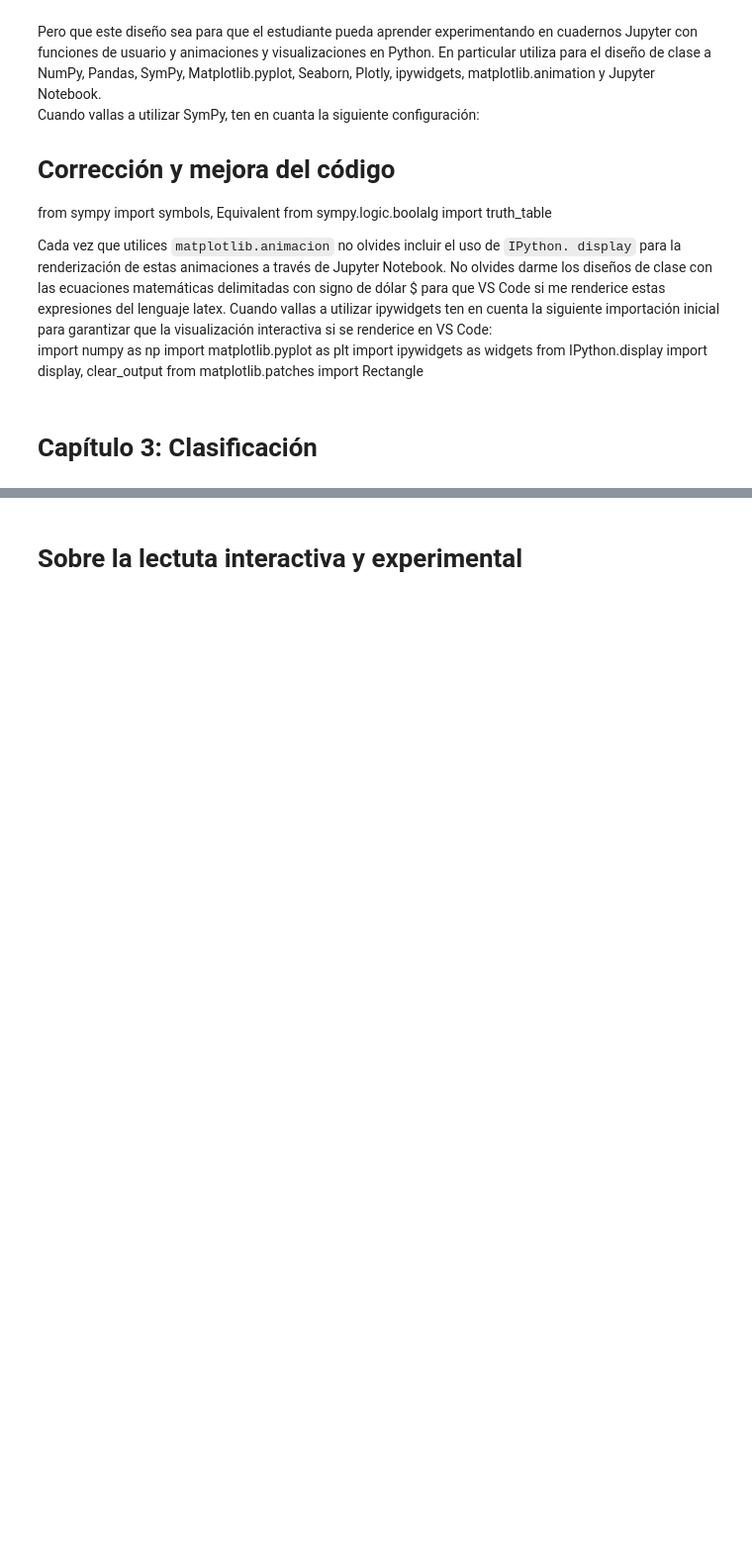
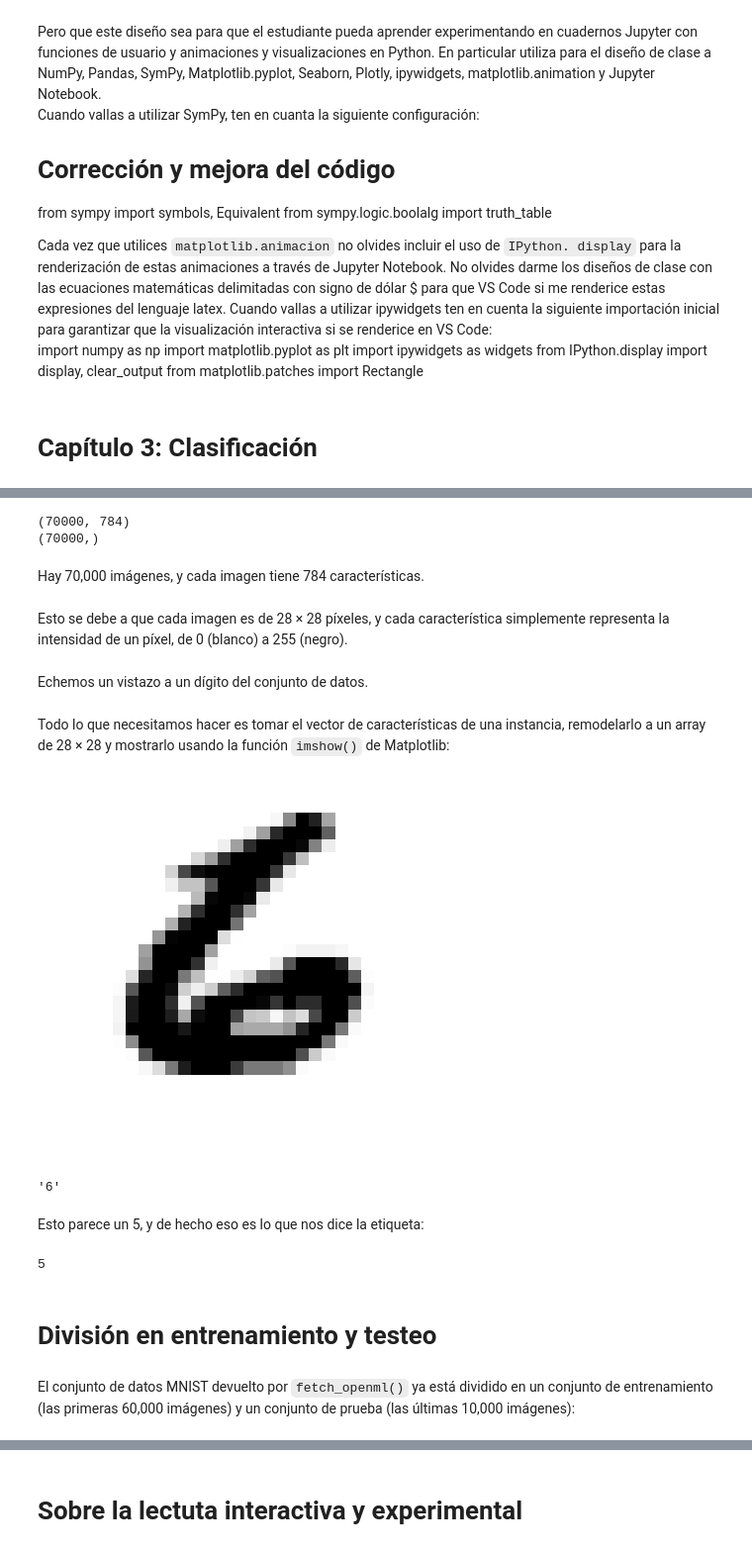
Before and after one commit to marco-canas/ml_dl_intro, a Jupyter notebook: 2_planificacion/2_ml/geron/3_chapter/page_173.ipynb, the cells around one changed output, grey strips where cells are left out. Shown at 99% size. Drawn from its saved outputs; the diff is of its cells as text; code cells hidden in the pictures; blank space fills up the shorter version.

```diff
--- a/2_planificacion/2_ml/geron/3_chapter/page_173.ipynb
+++ b/2_planificacion/2_ml/geron/3_chapter/page_173.ipynb
@@ -341,0 +203,5 @@ Este capítulo introdujo los conceptos fundamentales de clasificación utilizand
+# %%
+
+
+from sklearn.datasets import fetch_openml
+mnist = fetch_openml('mnist_784', as_frame=False)
@@ -341,0 +336,53 @@ Este capítulo introdujo los conceptos fundamentales de clasificación utilizand
+# %%
+
+
+X, y = mnist.data, mnist.target
+print(X.shape)  # (70000, 784)
+print(y.shape)  # (70000,)
+# %% [output]
+(70000, 784)
+(70000,)
+# %% [markdown]
+
+Hay 70,000 imágenes, y cada imagen tiene 784 características.
+# %% [markdown]
+Esto se debe a que cada imagen es de 28 × 28 píxeles, y cada característica simplemente representa la intensidad de un píxel, de 0 (blanco) a 255 (negro).
+# %% [markdown]
+
+Echemos un vistazo a un dígito del conjunto de datos.
+# %% [markdown]
+Todo lo que necesitamos hacer es tomar el vector de características de una instancia, remodelarlo a un array de 28 × 28 y mostrarlo usando la función `imshow()` de Matplotlib:
+# %%
+
+
+import matplotlib.pyplot as plt
+
+def plot_digit(image_data):
+    image = image_data.reshape(28, 28)
+    plt.imshow(image, cmap="binary")
+    plt.axis("off")
+
+some_digit = X[-1]
+plot_digit(some_digit)
+plt.savefig(r"C:\Users\marco\Downloads\un_de_tantos_digitos.png")
+plt.show()
+# %% [output]
+[figure, added]
+# %%
+y[-1]
+# %% [output]
+'6'
+# %% [markdown]
+
+Esto parece un 5, y de hecho eso es lo que nos dice la etiqueta:
+# %%
+
+
+print(y[0])  # '5'
+# %% [output]
+5
+# %% [markdown]
+# División en entrenamiento y testeo
+# %% [markdown]
+
+El conjunto de datos MNIST devuelto por `fetch_openml()` ya está dividido en un conjunto de entrenamiento (las primeras 60,000 imágenes) y un conjunto de prueba (las últimas 10,000 imágenes):
```
Also changed, not shown: parts of 39 cells of this notebook.
